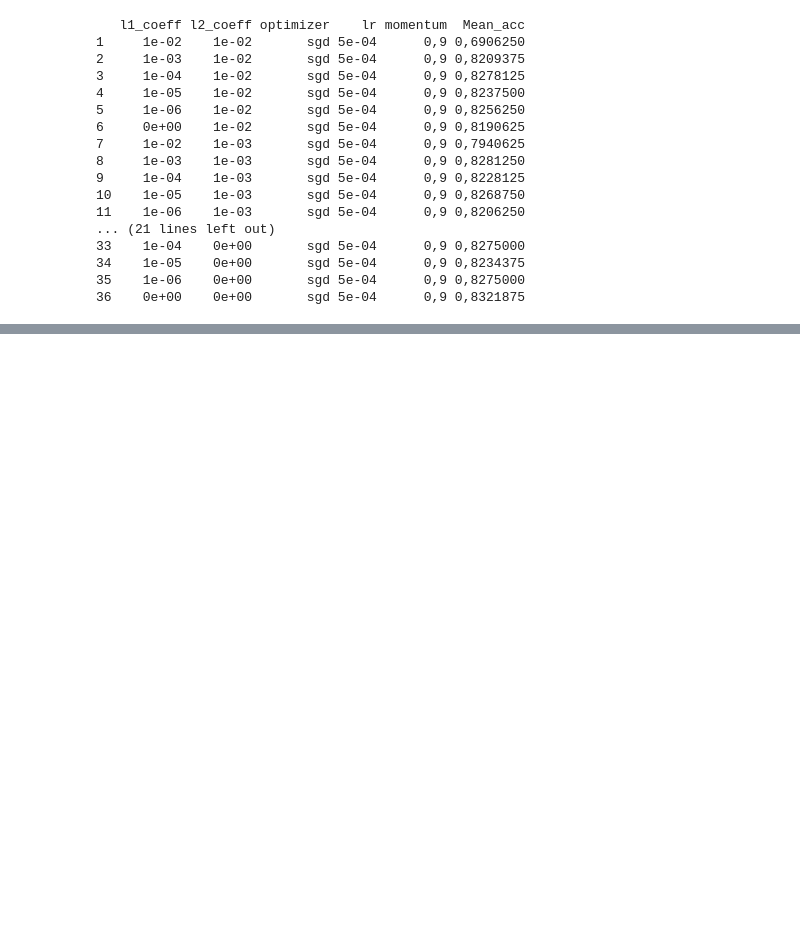
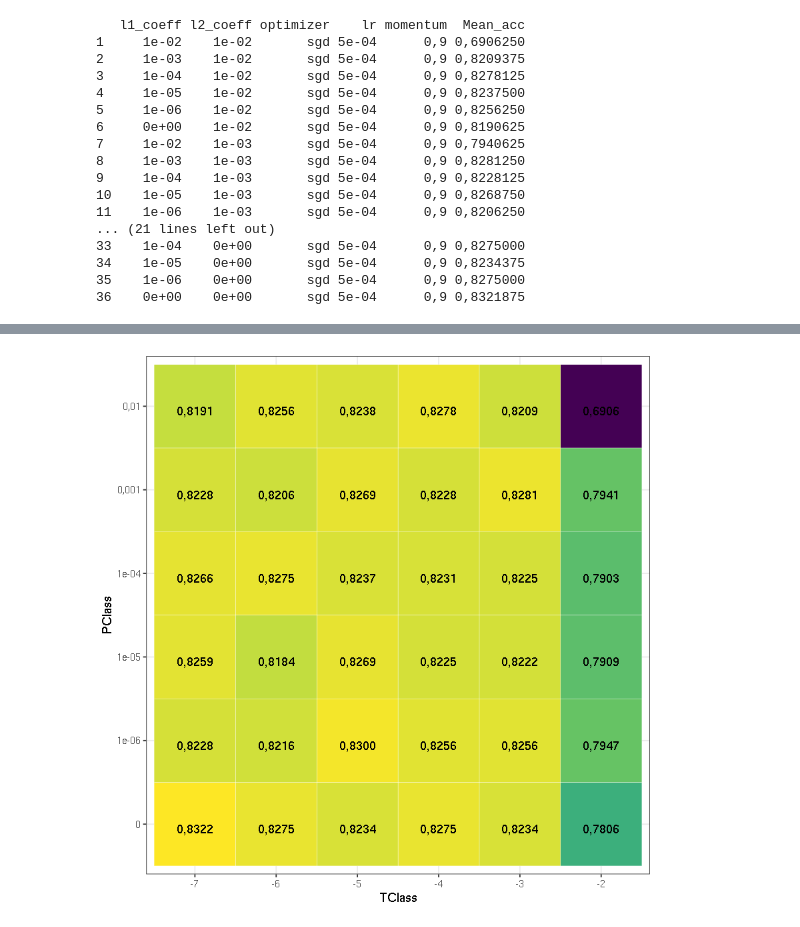
Before and after one commit to mastrovalentz/Adv_Stat_Final_Project, a Jupyter notebook: Model_Tuner.ipynb, the cells around one changed output, grey strips where cells are left out. Saved outputs shown, nothing was run; the diff lists cells and outputs as text; code cells hidden in the pictures; blank space fills up the shorter version.

```diff
--- a/Model_Tuner.ipynb
+++ b/Model_Tuner.ipynb
@@ -733,0 +724,7 @@ Making 'packages.html' ... done
+# %%
+gr <- read.table("Reg_sgd.txt")
+#print(gr)
+str(gr)
+
+gr[,1] <- ifelse(log10(gr[,1])!= -Inf, log10(gr[,1]), -7)
+print(gr[,1])
@@ -734,3 +741,17 @@ Making 'packages.html' ... done
+# %%
+TClass <- factor(gr[,1])
+PClass <- factor(gr[,2])
+Y      <- gr[,"Mean_acc"]
+df <- data.frame(TClass, PClass, Y)
+
+library(ggplot2)
+ggplot(data =  df, mapping = aes(x = TClass, y = PClass)) +
+  geom_tile(aes(fill = Y), colour = "white") +
+  geom_text(aes(label = sprintf("%1.4f", Y)), vjust = 1) +
+scale_fill_continuous(type = "viridis") +
+  theme_bw() + theme(legend.position = "none")
+# %% [output]
+[figure, added]
 # %%
 ArchiParams_RMS <- flags(
     flag_numeric("dropout1"   , 0.3                   ),
```
Also changed, not shown: parts of 13 cells of this notebook, 17 other files.
